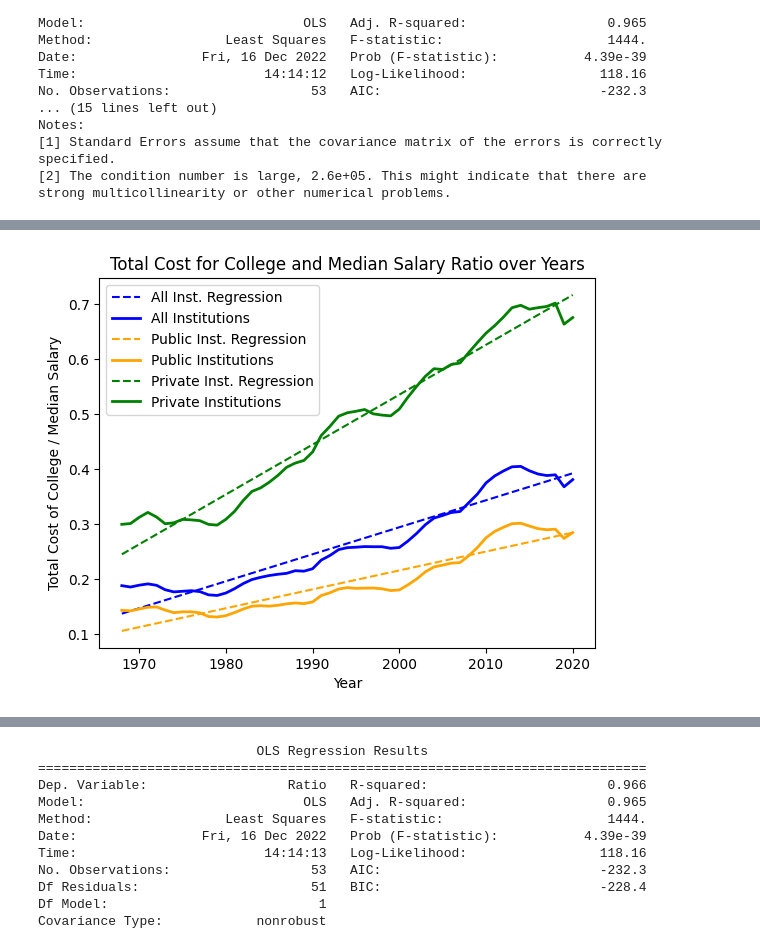
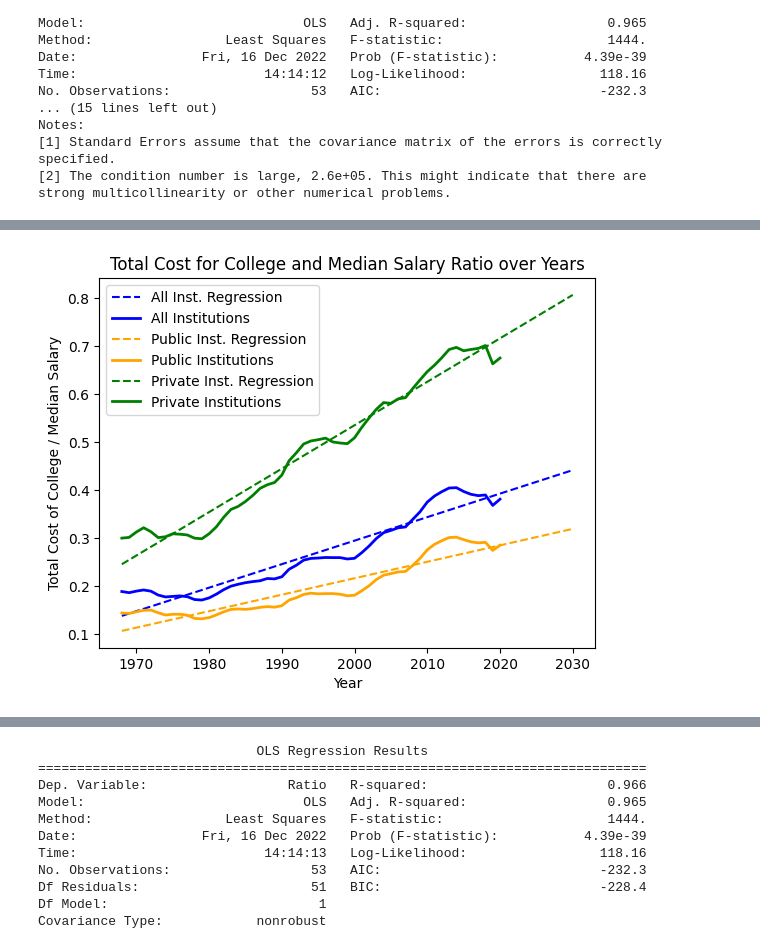
Before and after one commit to Agustin-Mor/Agustin-Mor.github.io, a Jupyter notebook: tutorial.ipynb, the cells around one changed output, grey strips where cells are left out. Saved outputs shown, nothing was run; the diff lists cells and outputs as text; code cells hidden in the pictures.

```diff
--- a/tutorial.ipynb
+++ b/tutorial.ipynb
@@ -513,35 +530,35 @@ colors = ['blue', 'orange', 'green']
 
 # Creating list for each linear regression formula
 models = [model_all_institutions.params, model_public_institutions.params, model_private_institutions.params]
 
-# Plotting data
+# Plotting data for each institution type
 for idx, df in enumerate(df_college_cost):
 
-    # Plotting linear regression
+    # Plotting linear regression model
     plt.plot(
-        df['Year'],
-        models[idx][1] * df['Year'] + models[idx][0],
+        pd.Series([year for year in range(1968, 2031)]),
+        models[idx][1] * pd.Series([year for year in range(1968, 2031)]) + models[idx][0],
         linestyle='--',
         color=colors[idx]
     )
 
     # PLotting total cost to median ratio
     plt.plot(
         df['Year'],
         df['Total'] / df['Estimate'],
         linewidth=2,
         color=colors[idx]
     )
 
 # Labeling plot
 plt.xlabel('Year')
 plt.ylabel('Total Cost of College / Median Salary')
 plt.title('Total Cost for College and Median Salary Ratio over Years')
 plt.legend(['All Inst. Regression', 'All Institutions',
             'Public Inst. Regression', 'Public Institutions',
             'Private Inst. Regression', 'Private Institutions'])
 
 # Displaying plot
 plt.show()
 # %% [output]
-[figure, old version]
+[figure, new version]
```
Also changed, not shown: parts of 18 cells of this notebook.
